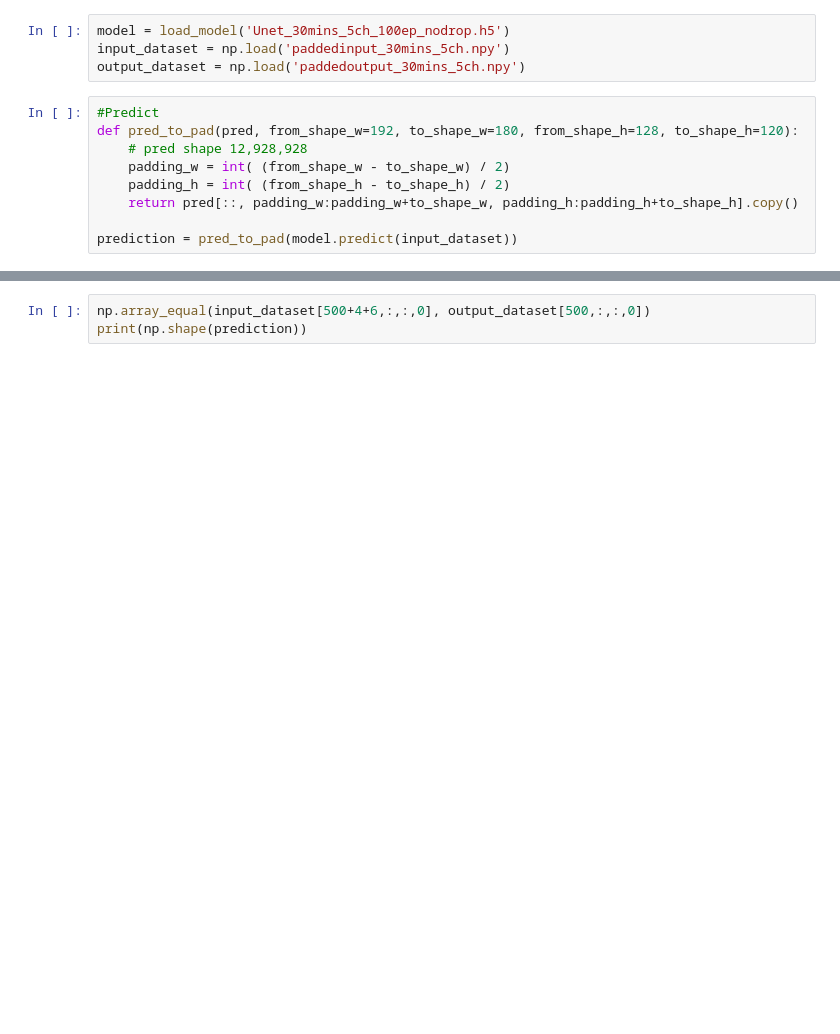
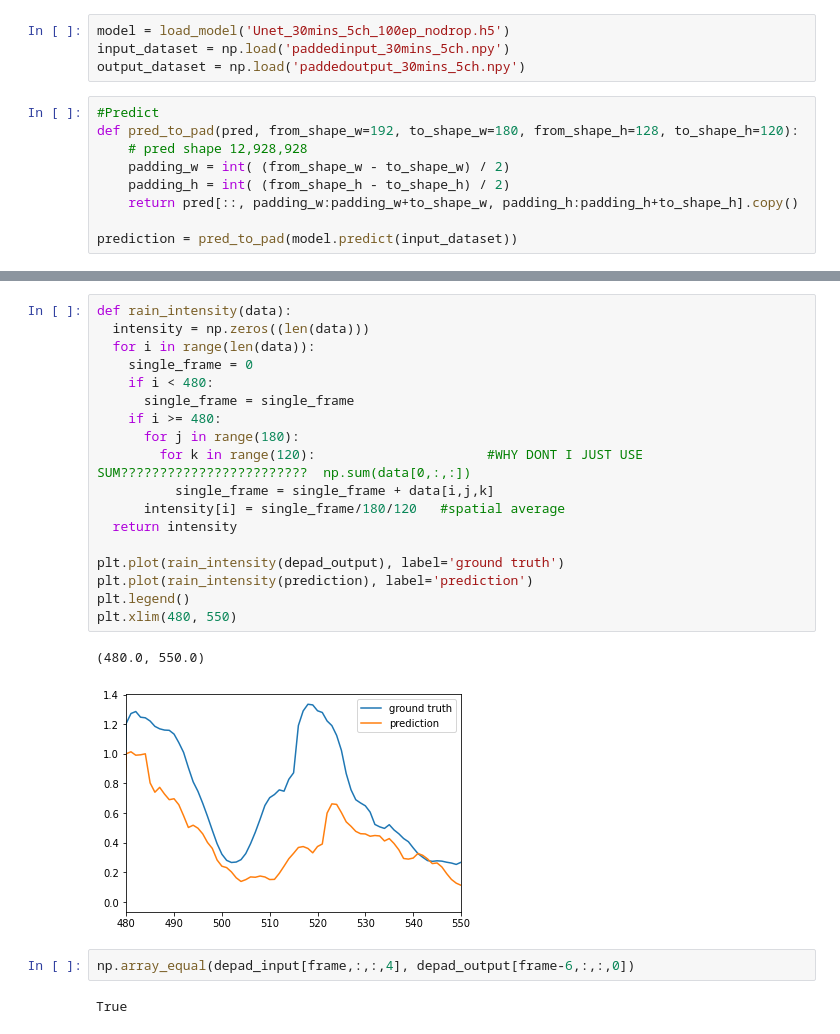
Before and after one commit to ZHANGZ1YUE/Rainfall_Nowcasting_UNet, a Jupyter notebook: prediction.ipynb, the cells around one changed output, grey strips where cells are left out. Saved outputs shown, nothing was run; the diff lists cells and outputs as text; blank space fills up the shorter version.

```diff
--- a/prediction.ipynb
+++ b/prediction.ipynb
@@ -98,3 +114,25 @@ print(error)
-# %%
-np.array_equal(input_dataset[500+4+6,:,:,0], output_dataset[500,:,:,0])
-print(np.shape(prediction))
+# %%
+def rain_intensity(data):
+  intensity = np.zeros((len(data)))
+  for i in range(len(data)):
+    single_frame = 0
+    if i < 480:
+      single_frame = single_frame
+    if i >= 480:
+      for j in range(180):
+        for k in range(120):                      #WHY DONT I JUST USE SUM????????????????????????  np.sum(data[0,:,:])
+          single_frame = single_frame + data[i,j,k]
+      intensity[i] = single_frame/180/120   #spatial average
+  return intensity
+
+plt.plot(rain_intensity(depad_output), label='ground truth')
+plt.plot(rain_intensity(prediction), label='prediction')
+plt.legend()
+plt.xlim(480, 550)
+# %% [output]
+(480.0, 550.0)
+[figure, added]
+# %%
+np.array_equal(depad_input[frame,:,:,4], depad_output[frame-6,:,:,0])
+# %% [output]
+True
```
Also changed, not shown: parts of 5 cells of this notebook.
